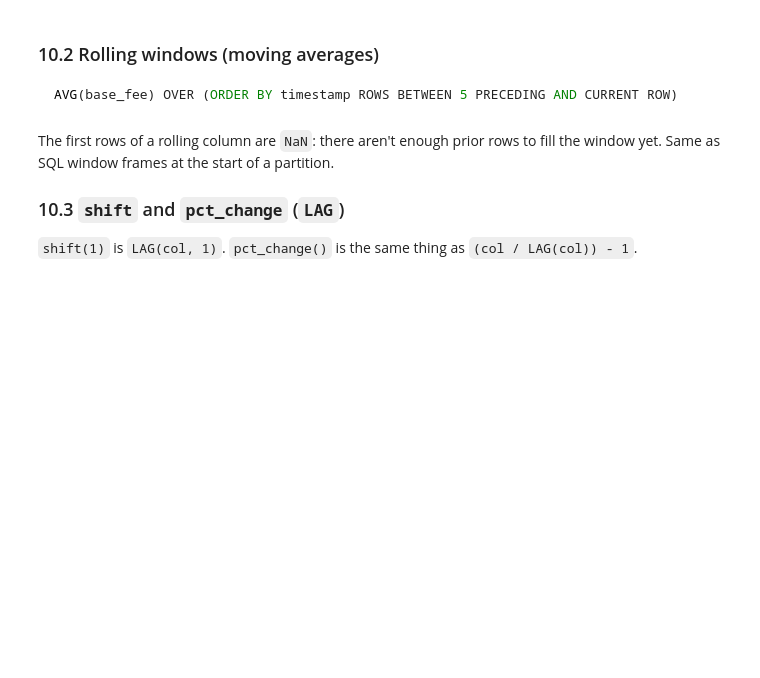
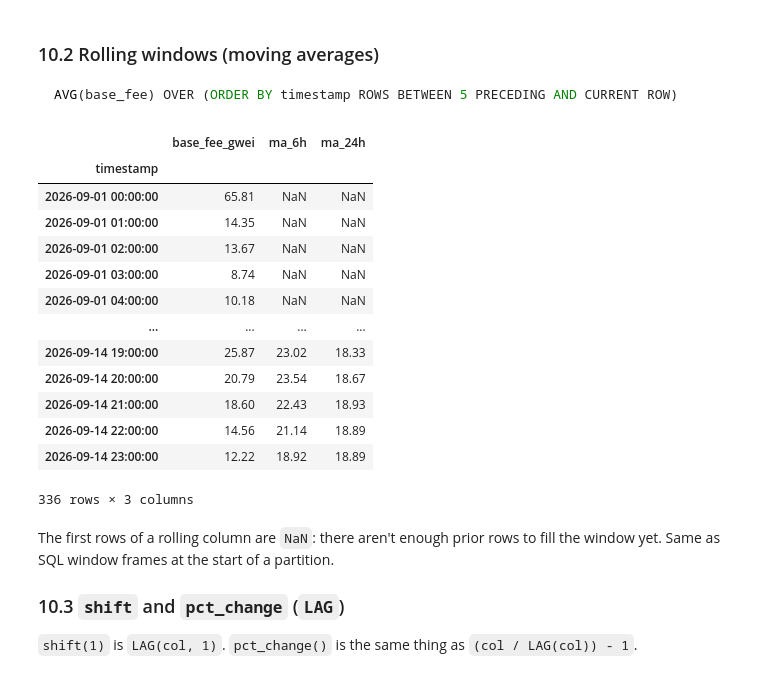
Before and after one commit to only1angelnath/python-for-blockchain-analytics, a Jupyter notebook: phase-2-python-for-data/week-08-pandas-numpy/lesson.ipynb, the cells around one changed output. Drawn from its saved outputs; the diff is of its cells as text; code cells hidden in the pictures; blank space fills up the shorter version.

```diff
--- a/phase-2-python-for-data/week-08-pandas-numpy/lesson.ipynb
+++ b/phase-2-python-for-data/week-08-pandas-numpy/lesson.ipynb
@@ -602,8 +749,23 @@ AVG(base_fee) OVER (ORDER BY timestamp ROWS BETWEEN 5 PRECEDING AND CURRENT ROW)
 # %%
 gas_df = make_gas_prices().set_index("timestamp")
 gas_df["ma_6h"]  = gas_df["base_fee_gwei"].rolling(6).mean()           # 6-hour moving average
 gas_df["ma_24h"] = gas_df["base_fee_gwei"].rolling(24).mean()          # 24-hour
-gas_df.iloc[20:30]
+gas_df
+# %% [output]
+|  | base_fee_gwei | ma_6h | ma_24h |
+| timestamp |  |  |  |
+| 2026-09-01 00:00:00 | 65.81 | NaN | NaN |
+| 2026-09-01 01:00:00 | 14.35 | NaN | NaN |
+| 2026-09-01 02:00:00 | 13.67 | NaN | NaN |
+| 2026-09-01 03:00:00 | 8.74 | NaN | NaN |
+| 2026-09-01 04:00:00 | 10.18 | NaN | NaN |
+| ... | ... | ... | ... |
+| 2026-09-14 19:00:00 | 25.87 | 23.02 | 18.33 |
+| 2026-09-14 20:00:00 | 20.79 | 23.54 | 18.67 |
+| 2026-09-14 21:00:00 | 18.60 | 22.43 | 18.93 |
+| 2026-09-14 22:00:00 | 14.56 | 21.14 | 18.89 |
+| 2026-09-14 23:00:00 | 12.22 | 18.92 | 18.89 |
+336 rows × 3 columns
 # %% [markdown]
 The first rows of a rolling column are `NaN`: there aren't enough prior rows to fill the window yet. Same as SQL window frames at the start of a partition.
 
```
Also changed, not shown: parts of 27 cells of this notebook, 18 other files.
